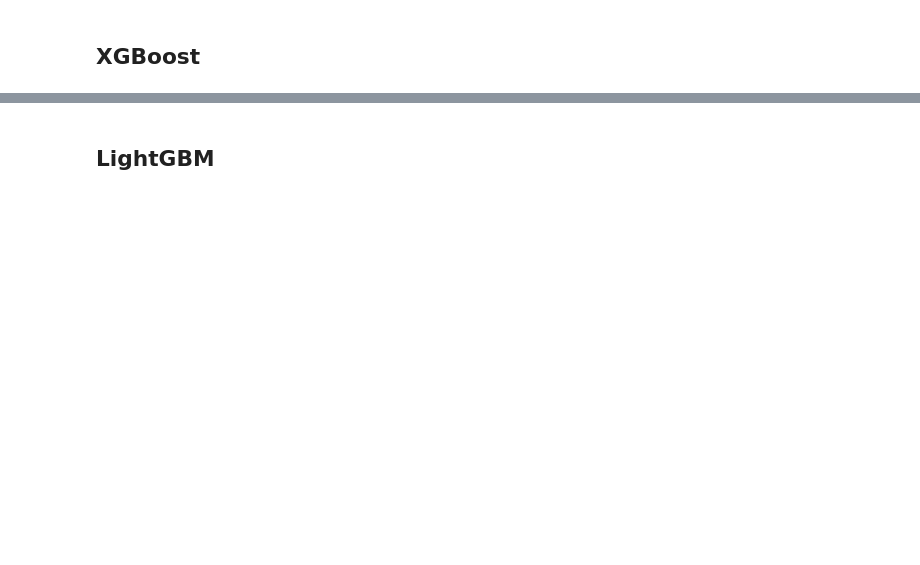
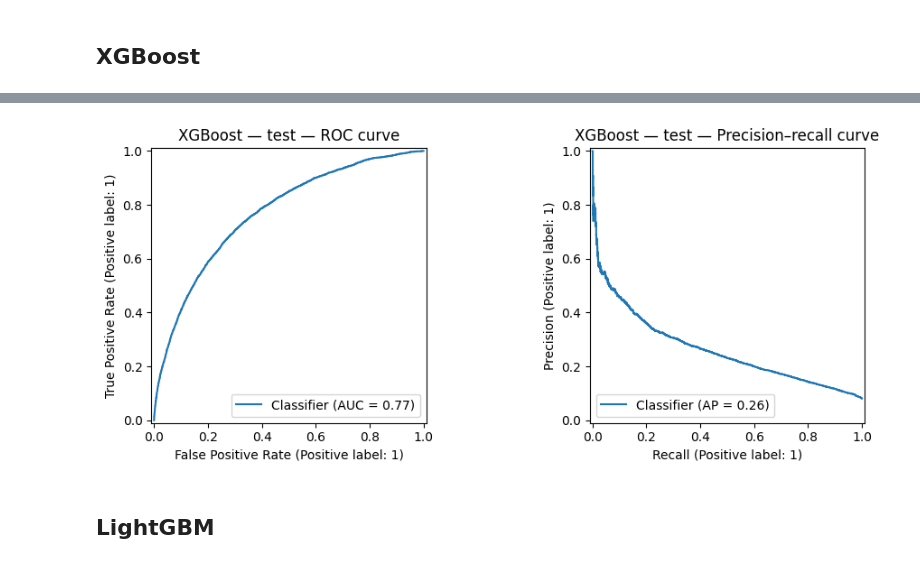
Before and after one commit to BDEvan5/credit-risk-ml, a Jupyter notebook: notebooks/02_modelling.ipynb, the cells around one changed output, grey strips where cells are left out. Saved outputs shown, nothing was run; the diff lists cells and outputs as text; code cells hidden in the pictures; blank space fills up the shorter version.

```diff
--- a/notebooks/02_modelling.ipynb
+++ b/notebooks/02_modelling.ipynb
@@ -158,17 +174,13 @@ xgb_clf = XGBClassifier(
     scale_pos_weight=scale_pos_weight,
 )
 
-xgb_model = Pipeline(
-    steps=[("preprocess", tree_preprocess), ("clf", xgb_clf)]
-)
+xgb_model = Pipeline(steps=[("preprocess", tree_preprocess), ("clf", xgb_clf)])
 xgb_model.fit(X_train, y_train)
 
 y_score_xgb = xgb_model.predict_proba(X_test)[:, 1]
 y_pred_xgb = xgb_model.predict(X_test)
 
-xgb_metrics = binary_classifier_metrics(
-    y_test, y_score_xgb, y_pred=y_pred_xgb
-)
+xgb_metrics = binary_classifier_metrics(y_test, y_score_xgb, y_pred=y_pred_xgb)
 
 log_pipeline_run(
     "xgboost",
@@ -194,7 +220,7 @@ print(format_metrics_lines(xgb_metrics))
 # %%
-fig = plot_roc_pr_curves(
-    y_test, y_score_xgb, title_prefix="XGBoost — test — "
-)
+fig = plot_roc_pr_curves(y_test, y_score_xgb, title_prefix="XGBoost — test — ")
+# %% [output]
+[figure, added]
 # %% [markdown]
 ## LightGBM
 # %%
```
Also changed, not shown: parts of 11 cells of this notebook, 4 other files.
